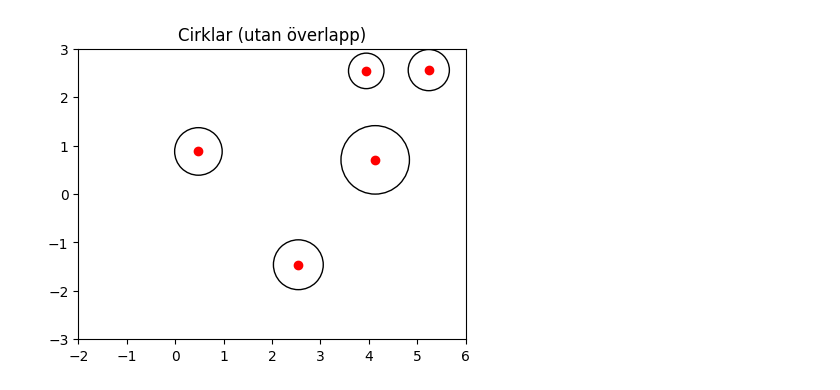
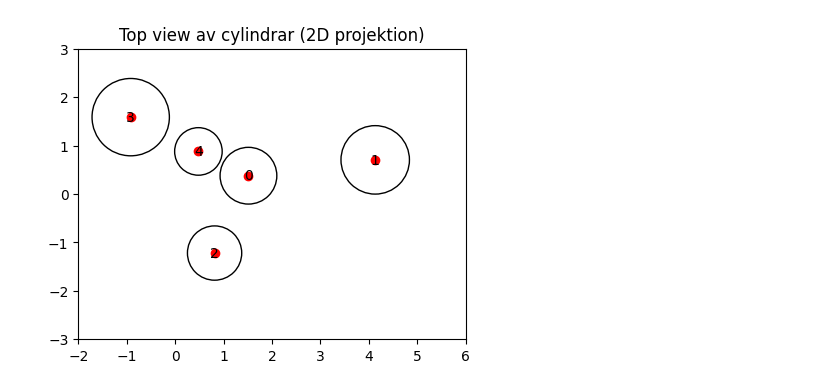
Before and after one commit to jo6815en/data_generator, a Jupyter notebook: 2d_parallel_cylinders.ipynb, the cells around one changed output. Cells and saved outputs as stored; diff of their text form; code cells hidden in the pictures.

```diff
--- a/2d_parallel_cylinders.ipynb
+++ b/2d_parallel_cylinders.ipynb
@@ -1,49 +176,22 @@
 # %%
-import numpy as np
 import matplotlib.pyplot as plt
-import random
 
 # -----------------------
-# Generera cirklar (utan överlapp)
-# -----------------------
-num_circles = 5
-xmin, xmax = -2, 6
-ymin, ymax = -3, 3
-r_min, r_max = 0.3, 0.8
-
-circles = []
-
-def is_overlapping(x, y, r, circles):
-    for (cx, cy, cr) in circles:
-        if np.hypot(x - cx, y - cy) < (r + cr):
-            return True
-    return False
-
-while len(circles) < num_circles:
-    r = random.uniform(r_min, r_max)
-    x = random.uniform(xmin + r, xmax - r)
-    y = random.uniform(ymin + r, ymax - r)
-
-    if not is_overlapping(x, y, r, circles):
-        circles.append((x, y, r))
-
-# -----------------------
-# Plot cirklar
+# Plot (top view = cirklar)
 # -----------------------
 fig, ax = plt.subplots(figsize=(5,5))
 
-for (x, y, r) in circles:
+for i, (x, y, r, h) in enumerate(cylinders):
     circ = plt.Circle((x, y), r, fill=False)
     ax.add_patch(circ)
     ax.plot(x, y, 'ro')
+    ax.text(x, y, str(i), ha='center', va='center')
 
 ax.set_aspect('equal')
 ax.set_xlim(xmin, xmax)
 ax.set_ylim(ymin, ymax)
-ax.set_title("Cirklar (utan överlapp)")
+ax.set_title("Top view av cylindrar (2D projektion)")
 
 plt.show()
-
-# Viktigt: cirklarna ligger kvar i variabeln 'circles'
 # %% [output]
-[figure, old version]
+[figure, new version]
```
Also changed, not shown: parts of 9 cells of this notebook, 5 other files.
